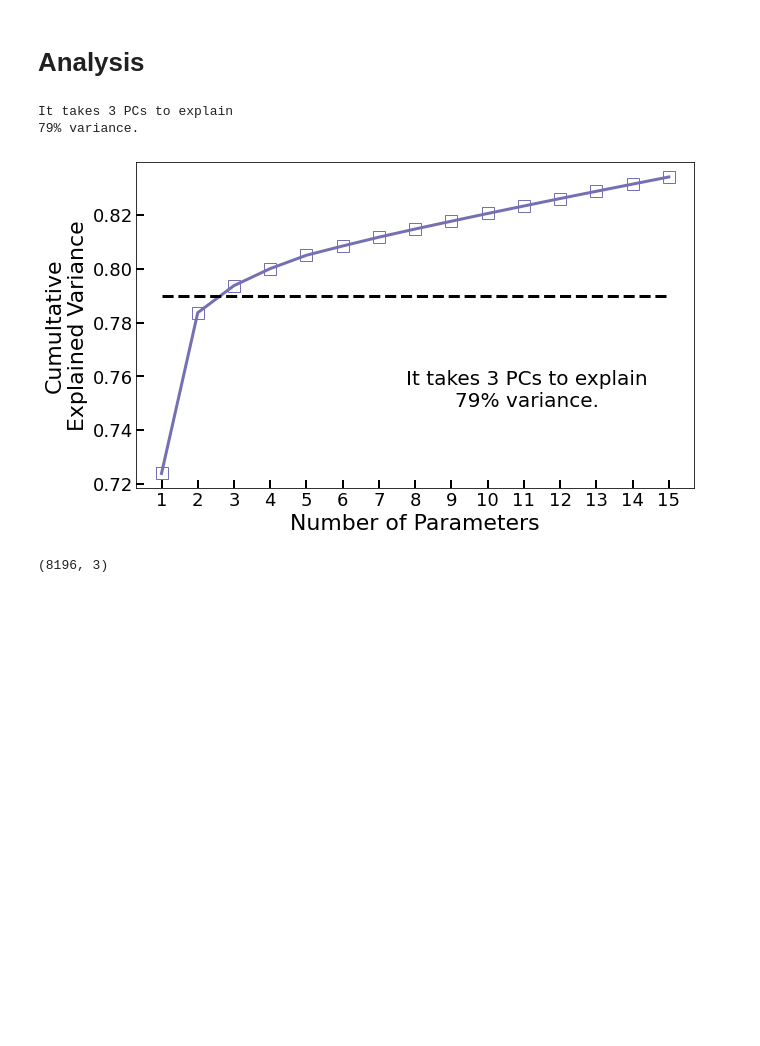
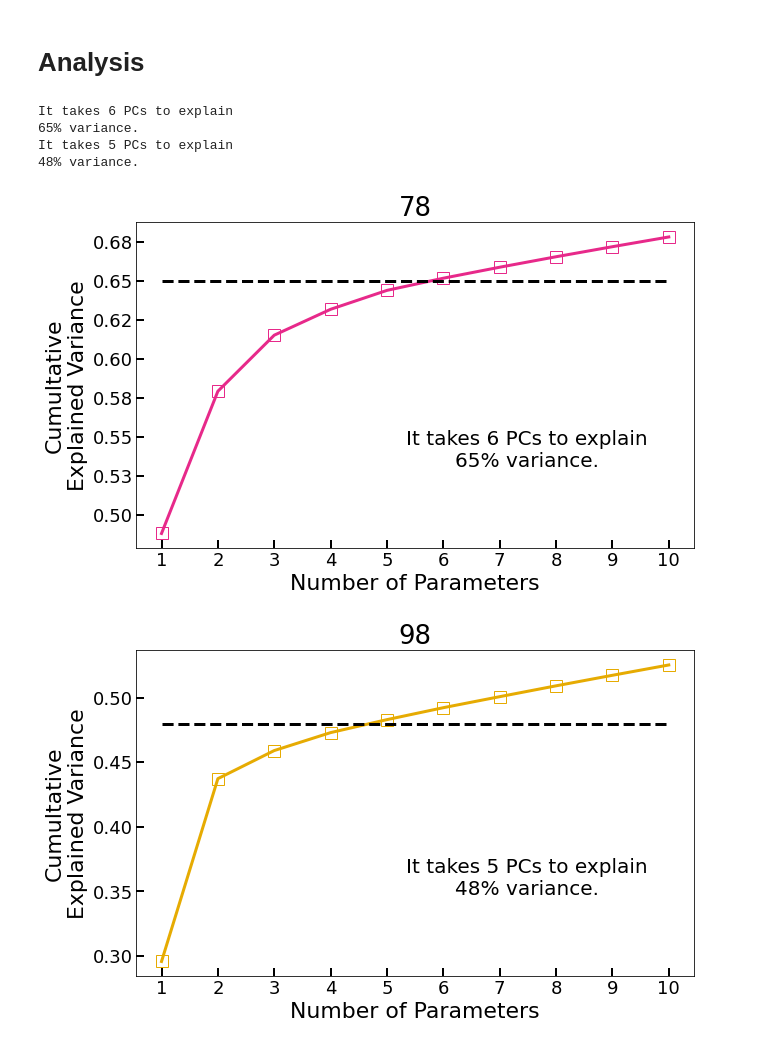
Before and after one commit to stetef/nano-XANES-microscopy-of-Fe, a Jupyter notebook: ALS Data Analysis.ipynb, the cells around one changed output. Saved outputs shown, nothing was run; the diff lists cells and outputs as text; code cells hidden in the pictures; blank space fills up the shorter version.

```diff
--- a/ALS Data Analysis.ipynb
+++ b/ALS Data Analysis.ipynb
@@ -326,0 +467,14 @@ for i, spectrum in enumerate(filtered_data):
+# %%
+fig, axes = plt.subplots(figsize=(10, 3), ncols=2)
+plt.subplots_adjust(wspace=0.25)
+
+for i in range(50, 850, 10):
+    axes[0].plot(Energy, Filtered_Data[78][i], 'k', alpha=0.05)
+    axes[1].plot(Energy, Filtered_Data[98][i], 'k', alpha=0.05)
+
+for ax in axes:
+    ax.tick_params(labelsize=12)
+#     ax.set_yticks([])
+    ax.set_xlabel('Energy (eV)', fontsize=14)
+axes[0].set_title('78', fontsize=16)
+axes[1].set_title('98', fontsize=16)
@@ -326,0 +484,11 @@ for i, spectrum in enumerate(filtered_data):
+# %%
+fig, axes = plt.subplots(figsize=(8, 4), ncols=2)
+plt.subplots_adjust(wspace=0.05)
+axes[0].imshow(np.flip(Masks[78], axis=0), cmap=plt.cm.Greys)
+axes[1].imshow(np.flip(Masks[98], axis=0), cmap=plt.cm.Greys)
+for ax in axes:
+    ax.set_xticks([])
+    ax.set_yticks([])
+axes[0].set_title(78, fontsize=18)
+axes[1].set_title(98, fontsize=18)
+axes[0].set_ylabel('Mask After\nThresholding', fontsize=20)
@@ -359,20 +530,38 @@ def make_scree_plot(data, n=5, threshold=0.95, color=plt.cm.Dark2(2),xy=(0.7, 0.
 
     return n_components
 # %%
-scaled_data = np.array(filtered_data).copy()
-scaled_data = scaled_data - np.min(scaled_data)
-scaled_data = scaled_data / np.max(scaled_data)
+Scaled_Data = {}
+for key in Filtered_Data.keys():
+    scaled_data = np.array(Filtered_Data[key]).copy()
+#     scaled_data = scaled_data - np.min(scaled_data)
+#     scaled_data = scaled_data / np.max(scaled_data)
+    Scaled_Data[key] = scaled_data
 # %%
-n_components = make_scree_plot(scaled_data, n=15, threshold=0.79)
+colors = [plt.cm.Dark2(3), plt.cm.Dark2(5)]
+
+n_components_78 = make_scree_plot(Scaled_Data[78], n=10, threshold=0.65, color=colors[0])
+plt.title('78', fontsize=26)
+
+n_components_98 = make_scree_plot(Scaled_Data[98], n=10, threshold=0.48, color=colors[1])
+plt.title('98', fontsize=26)
+
+N_comps = {78: n_components_78, 98: n_components_98}
 # %% [output]
-It takes 3 PCs to explain
-79% variance.
+It takes 6 PCs to explain
+65% variance.
+It takes 5 PCs to explain
+48% variance.
-[figure, old version]
+[figure, new version]
+[figure, added]
 # %%
-pca = PCA(n_components=n_components)
-pca = pca.fit(scaled_data)
-projections = pca.transform(scaled_data)
-print(projections.shape)
-reconstructions = projections @ pca.components_ + pca.mean_
+Recon = {}
+Proj = {}
+PCA_dict = {}
+for key, n_components in N_comps.items():
+    pca = PCA(n_components=n_components)
+    pca = pca.fit(Scaled_Data[key])
+    projections = pca.transform(Scaled_Data[key])
+    reconstructions = projections @ pca.components_ + pca.mean_
+    Recon[key] = reconstructions
+    Proj[key] = projections
+    PCA_dict[key] = pca
-# %% [output]
-(8196, 3)
```
Also changed, not shown: parts of 59 cells of this notebook, 6 other files.
